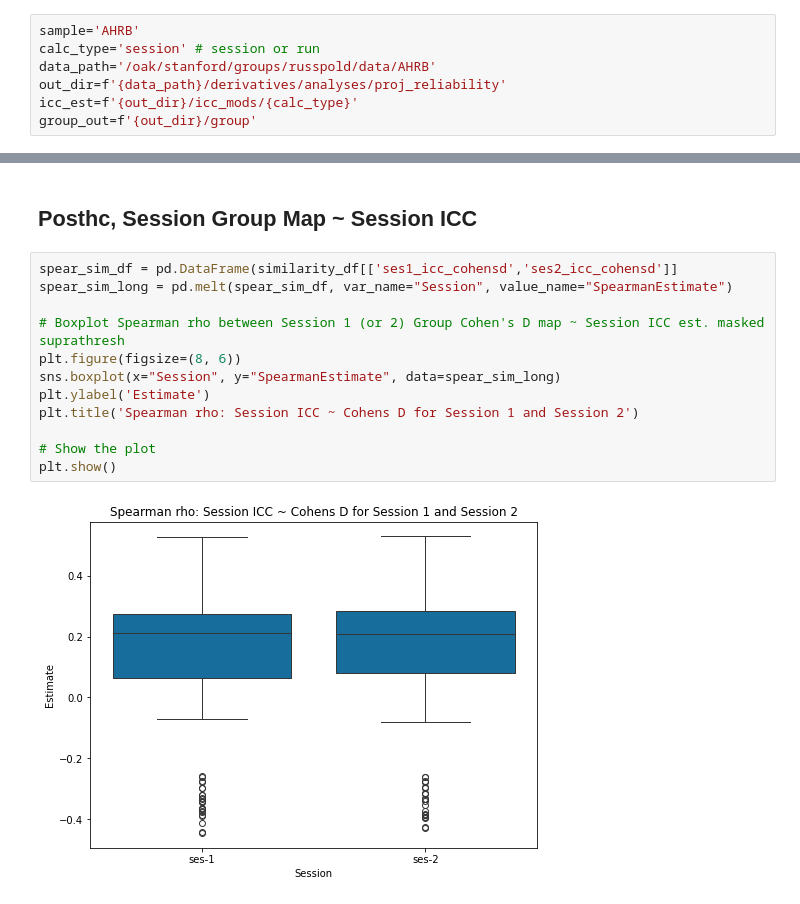
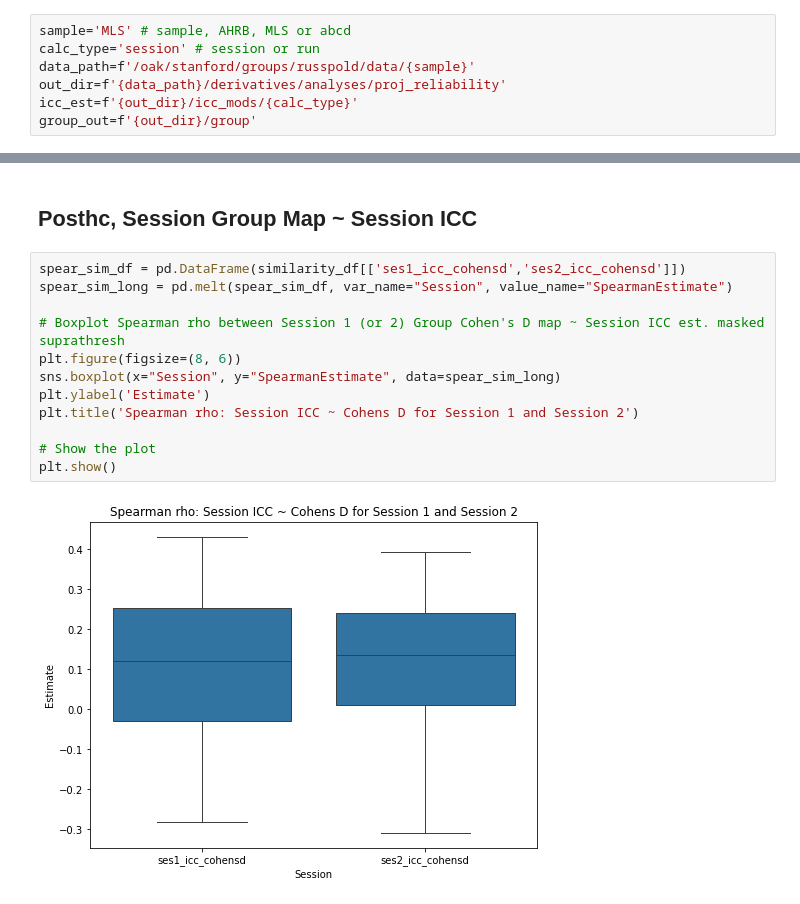
Before and after one commit to demidenm/Multiverse_Reliability, a Jupyter notebook: Stage2_Code/sherlock_session-analyses.ipynb, the cells around one changed output, grey strips where cells are left out. Drawn from its saved outputs; the diff is of its cells as text.

```diff
--- a/Stage2_Code/sherlock_session-analyses.ipynb
+++ b/Stage2_Code/sherlock_session-analyses.ipynb
@@ -71,9 +71,9 @@ def mean_sd_img(list_imgs):
     # return mean + sd img
     return icc_mean_img,icc_sd_img
 # %%
-sample='AHRB'
+sample='MLS' # sample, AHRB, MLS or abcd
 calc_type='session' # session or run
-data_path='/oak/stanford/groups/russpold/data/AHRB'
+data_path=f'/oak/stanford/groups/russpold/data/{sample}'
 out_dir=f'{data_path}/derivatives/analyses/proj_reliability'
 icc_est=f'{out_dir}/icc_mods/{calc_type}'
 group_out=f'{out_dir}/group'
@@ -488,16 +501,16 @@ similarity_df.to_csv(out_similarity, sep='\t', index=False)
 # %% [markdown]
 ## Posthc, Session Group Map ~ Session ICC
 # %%
-spear_sim_df = pd.DataFrame(similarity_df[['ses1_icc_cohensd','ses2_icc_cohensd']]
+spear_sim_df = pd.DataFrame(similarity_df[['ses1_icc_cohensd','ses2_icc_cohensd']])
 spear_sim_long = pd.melt(spear_sim_df, var_name="Session", value_name="SpearmanEstimate")
 
 # Boxplot Spearman rho between Session 1 (or 2) Group Cohen's D map ~ Session ICC est. masked suprathresh
 plt.figure(figsize=(8, 6))
 sns.boxplot(x="Session", y="SpearmanEstimate", data=spear_sim_long)
 plt.ylabel('Estimate')
 plt.title('Spearman rho: Session ICC ~ Cohens D for Session 1 and Session 2')
 
 # Show the plot
 plt.show()
 # %% [output]
-[figure, old version]
+[figure, new version]
```
Also changed, not shown: parts of 18 cells of this notebook.
